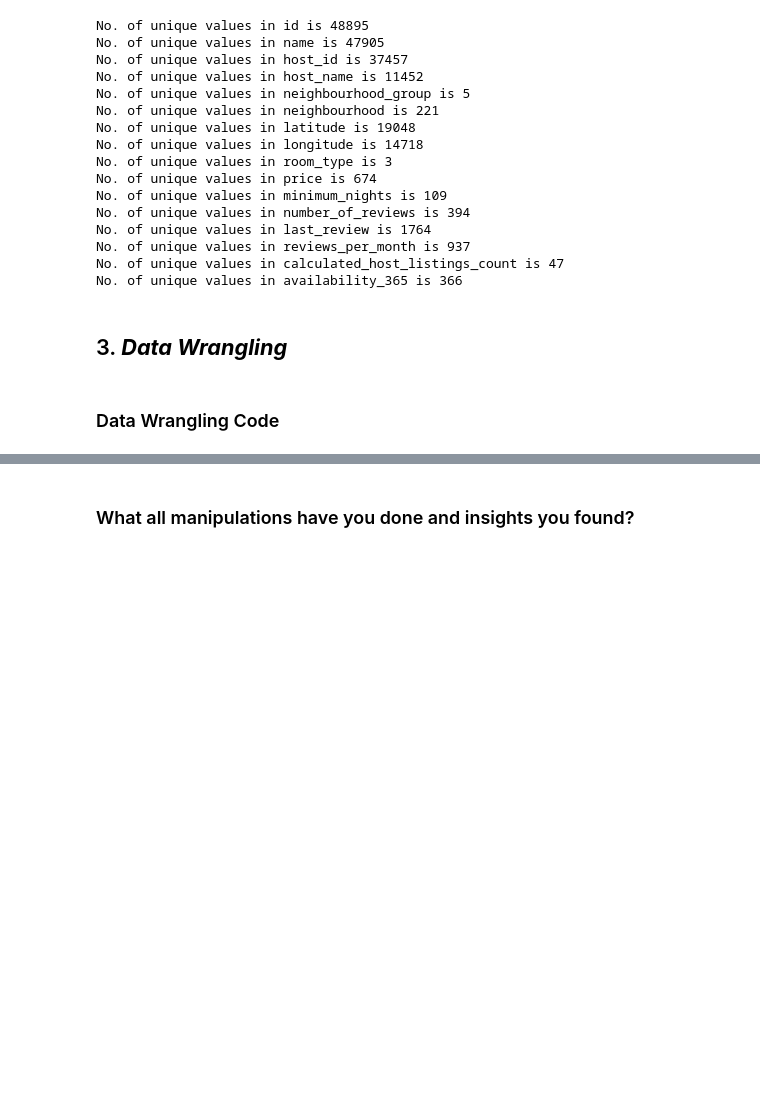
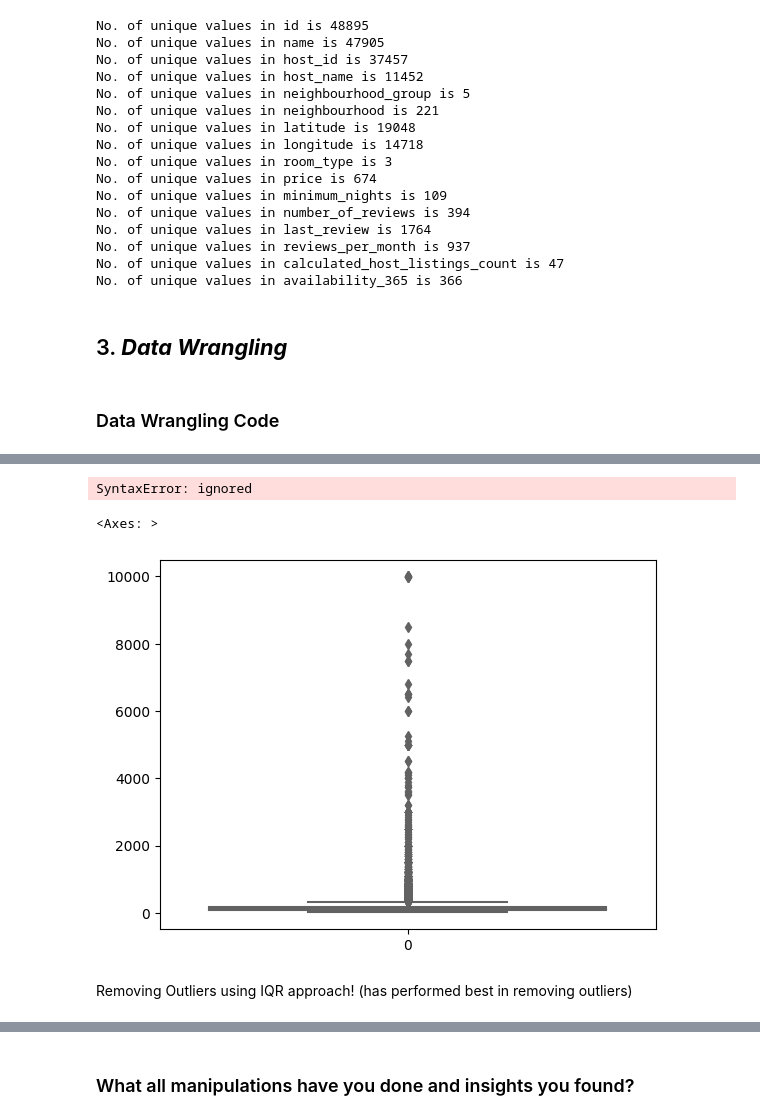
Before and after one commit to rauman43/Sample-EDA-Airbnb, a Jupyter notebook: Capstone_Project_AIRBNB_Sample_EDA_Submission_Template.ipynb, the cells around one changed output, grey strips where cells are left out. Drawn from its saved outputs; the diff is of its cells as text; code cells hidden in the pictures; blank space fills up the shorter version.

```diff
--- a/Capstone_Project_AIRBNB_Sample_EDA_Submission_Template.ipynb
+++ b/Capstone_Project_AIRBNB_Sample_EDA_Submission_Template.ipynb
@@ -346,0 +354,3 @@ No. of unique values in availability_365 is 366
+# %%
+# Removing rows having zero price values from our dataset.
+df2 = df2[df2['price'] !=0]
@@ -346,0 +363,5 @@ No. of unique values in availability_365 is 366
+# %%
+# Since both 'name' and 'host_name' has very less missing values as compared to the
+# Entire dataset we can fill these missing values in both with unknown & no_name respectively!
+df2['name'].fillna('unknown',inplace=True)
+df2['host_name'].fillna('anonymous',inplace=True)
@@ -346,0 +373,6 @@ No. of unique values in availability_365 is 366
+# %%
+# Filling null values in reviews_per_month column with 0
+df2['reviews_per_month'] = df['reviews_per_month'].fillna(0)
+# %%
+# Drop the last_review column
+df2.drop(['last_review'], axis=1, inplace=True)
@@ -346,0 +406,13 @@ No. of unique values in availability_365 is 366
+# %%
+##HANDLING THE OUTLIERS
+Outliers in the price column
+# %% [output]
+SyntaxError: ignored
+# %%
+# Boxplot of 'price' column
+sns.boxplot(df2['price'], color='#cafe48')
+# %% [output]
+<Axes: >
+[figure, added]
+# %% [markdown]
+Removing Outliers using IQR approach! (has performed best in removing outliers)
```
Also changed, not shown: parts of 15 cells of this notebook.
